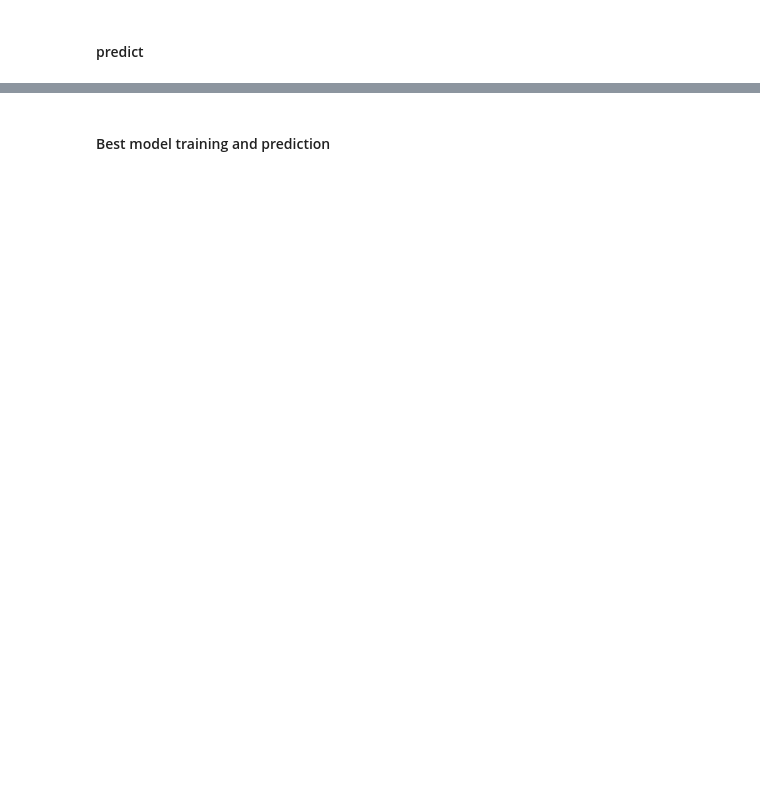
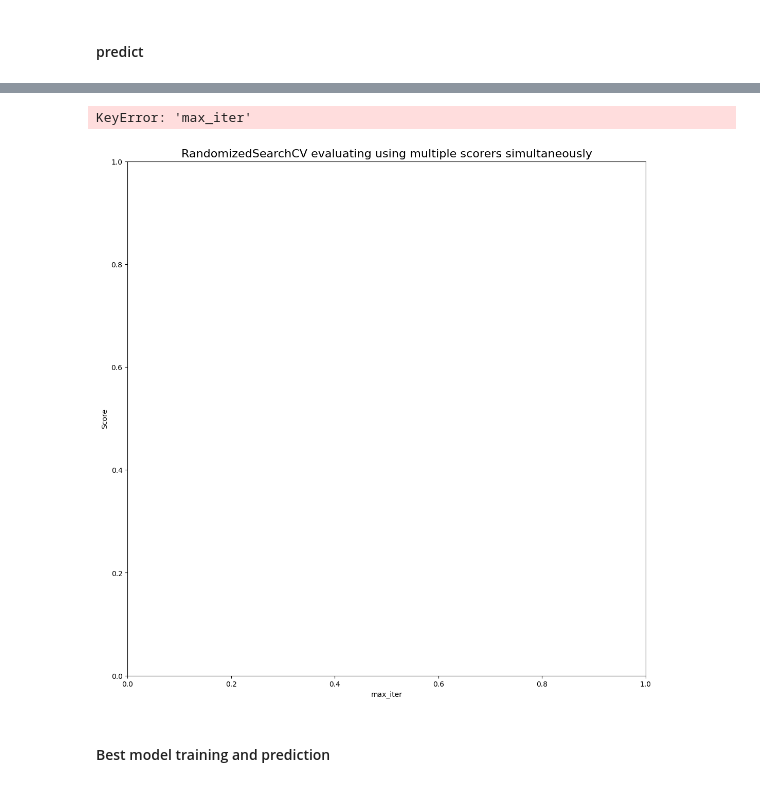
Before and after one commit to ellacharmed/mlzoomcamp-midterms-predict-graduation, a Jupyter notebook: notebook_model_tuning.ipynb, the cells around one changed output, grey strips where cells are left out. Saved outputs shown, nothing was run; the diff lists cells and outputs as text; code cells hidden in the pictures; blank space fills up the shorter version.

```diff
--- a/notebook_model_tuning.ipynb
+++ b/notebook_model_tuning.ipynb
@@ -276,0 +348,17 @@ cv_results.head(3).T
+# %%
+# [source](https://inria.github.io/scikit-learn-mooc/python_scripts/parameter_tuning_parallel_plot.html) for `shorten_param` code snippet
+
+def shorten_param(param_name):
+    if "param_" in param_name:
+        return param_name.rsplit("param_", 1)[1]
+    return param_name
+
+# [source](https://stackoverflow.com/a/73766566) for `clean_key(key)` code snippet
+pattern_list = ['param_', 'split']
+def clean_key(key):
+    for pattern in pattern_list:
+        key = key.replace(pattern, "")
+    return key
+{clean_key(k) :  v for k, v in x.items()}
+# %%
+cv_results = rnd_search.cv_results_
@@ -282,2 +422,0 @@ cv_results.columns
-# %%
-cv_results = cv_results.sort_index()
@@ -286,0 +427,61 @@ compare.plot()
+# %%
+from matplotlib import pyplot as plt
+plt.figure(figsize=(13, 13))
+plt.title("RandomizedSearchCV evaluating using multiple scorers simultaneously", fontsize=16)
+
+plt.xlabel("max_iter")
+plt.ylabel("Score")
+
+ax = plt.gca()
+# ax.set_xlim(0.001, 10)
+# ax.set_ylim(0.2, 0.8)
+
+# Get the regular numpy array from the MaskedArray
+X_axis = np.array(cv_results["max_iter"], dtype=float)
+
+for scorer, color in zip(sorted(scoring), ["g", "k"]):
+    for sample, style in (("train", "--"), ("test", "-")):
+        sample_score_mean = cv_results["mean_%s_%s" % (sample, scorer)]
+        sample_score_std = cv_results["std_%s_%s" % (sample, scorer)]
+        ax.fill_between(
+            X_axis,
+            sample_score_mean - sample_score_std,
+            sample_score_mean + sample_score_std,
+            alpha=0.1 if sample == "test" else 0,
+            color=color,
+        )
+        ax.plot(
+            X_axis,
+            sample_score_mean,
+            style,
+            color=color,
+            alpha=1 if sample == "test" else 0.7,
+            label="%s (%s)" % (scorer, sample),
+        )
+
+    best_index =rnd_search.best_index_
+    best_score = cv_results["mean_test_%s" % scorer][best_index]
+
+    # Plot a dotted vertical line at the best score for that scorer marked by x
+    ax.plot(
+        [
+            X_axis[best_index],
+        ]
+        * 2,
+        [0, best_score],
+        linestyle="-.",
+        color=color,
+        marker="x",
+        markeredgewidth=3,
+        ms=8,
+    )
+
+    # Annotate the best score for that scorer
+    ax.annotate("%0.2f" % best_score, (X_axis[best_index], best_score + 0.005))
+
+plt.legend(loc="best")
+plt.grid(False)
+plt.show()
+# %% [output]
+KeyError: 'max_iter'
+[figure, added]
```
Also changed, not shown: parts of 67 cells of this notebook, 3 other files.
